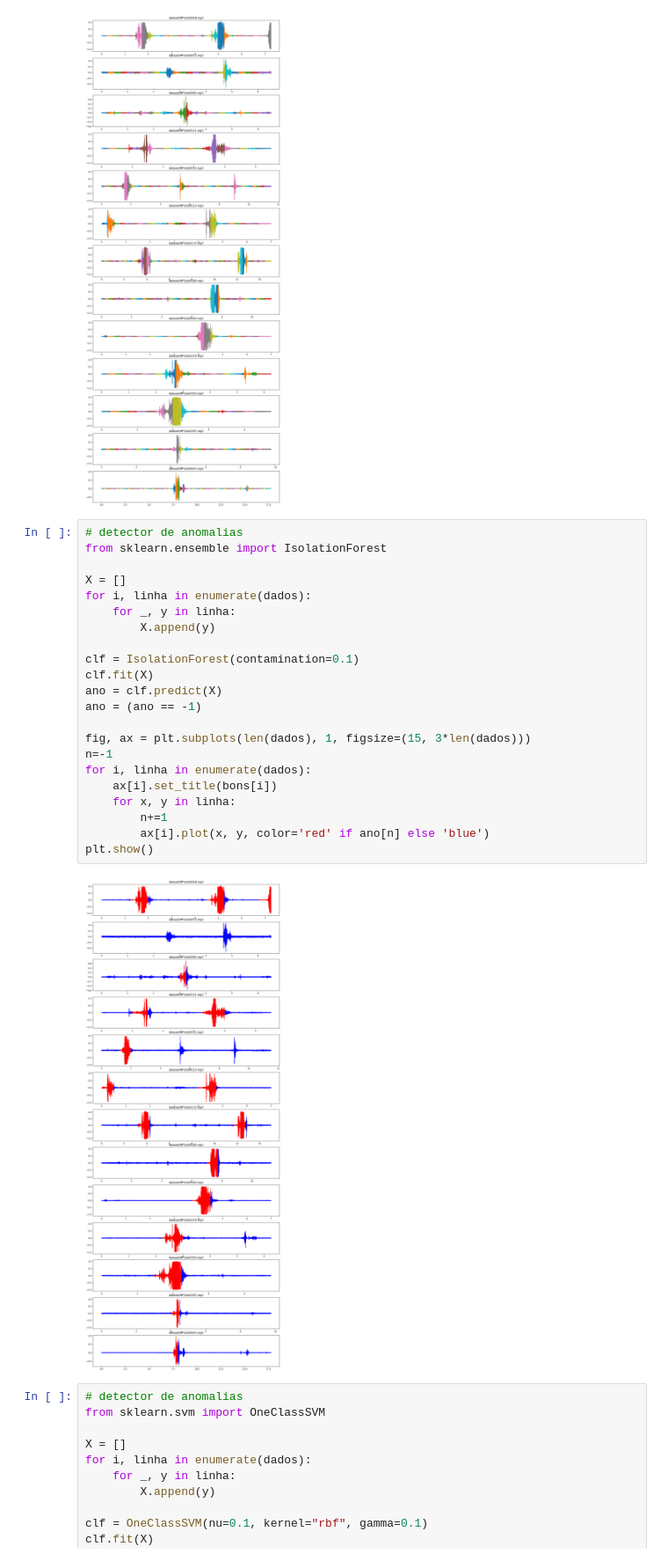
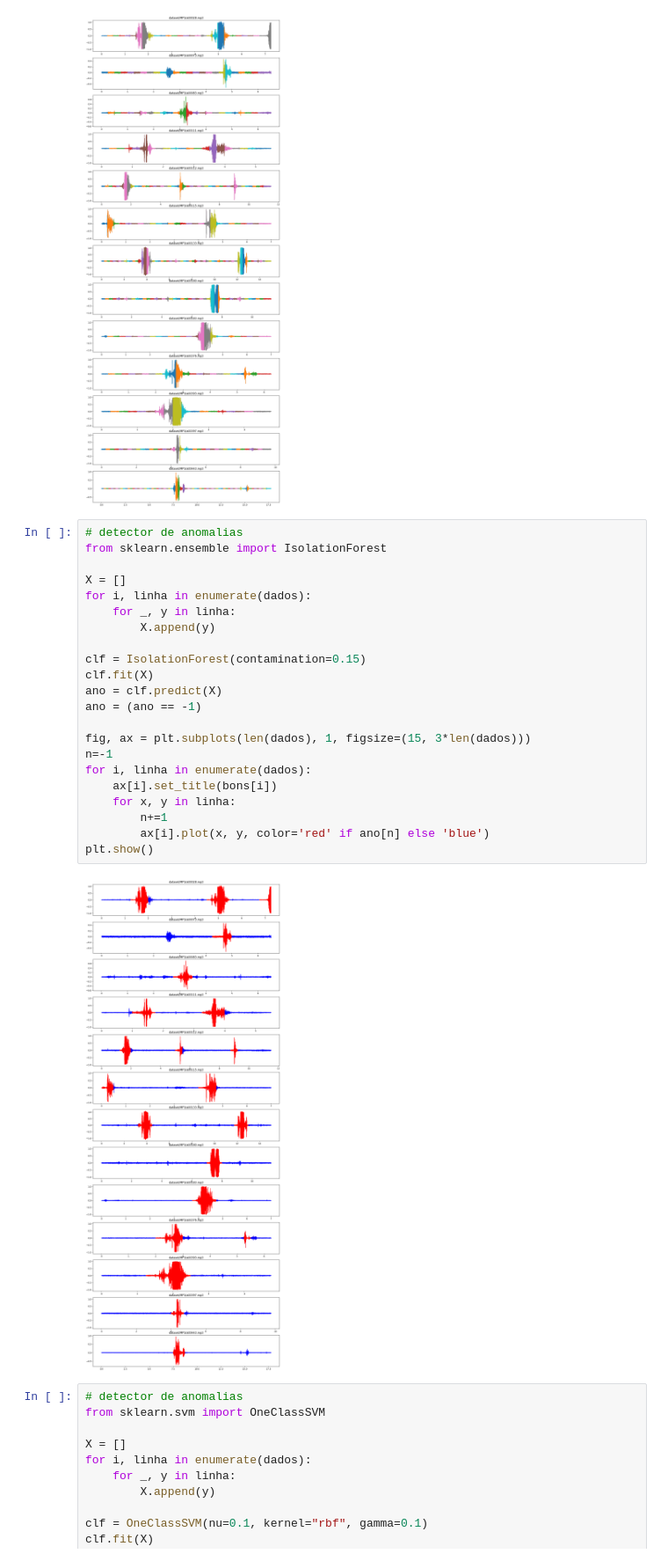
Before and after one commit to valerio-unifei/ECOM09A, a Jupyter notebook: 2024-1/Atividade1/Etapa4_v01.ipynb, the cells around one changed output. Shown at 88% size. Drawn from its saved outputs; the diff is of its cells as text.

```diff
--- a/2024-1/Atividade1/Etapa4_v01.ipynb
+++ b/2024-1/Atividade1/Etapa4_v01.ipynb
@@ -68,27 +68,27 @@ plt.show()
 # %%
 # detector de anomalias
 from sklearn.ensemble import IsolationForest
 
 X = []
 for i, linha in enumerate(dados):
     for _, y in linha:
         X.append(y)
 
-clf = IsolationForest(contamination=0.1)
+clf = IsolationForest(contamination=0.15)
 clf.fit(X)
 ano = clf.predict(X)
 ano = (ano == -1)
 
 fig, ax = plt.subplots(len(dados), 1, figsize=(15, 3*len(dados)))
 n=-1
 for i, linha in enumerate(dados):
     ax[i].set_title(bons[i])
     for x, y in linha:
         n+=1
         ax[i].plot(x, y, color='red' if ano[n] else 'blue')
 plt.show()
 # %% [output]
-[figure, old version]
+[figure, new version]
 # %%
 # detector de anomalias
 from sklearn.svm import OneClassSVM
```
Also changed, not shown: parts of 2 cells of this notebook.
